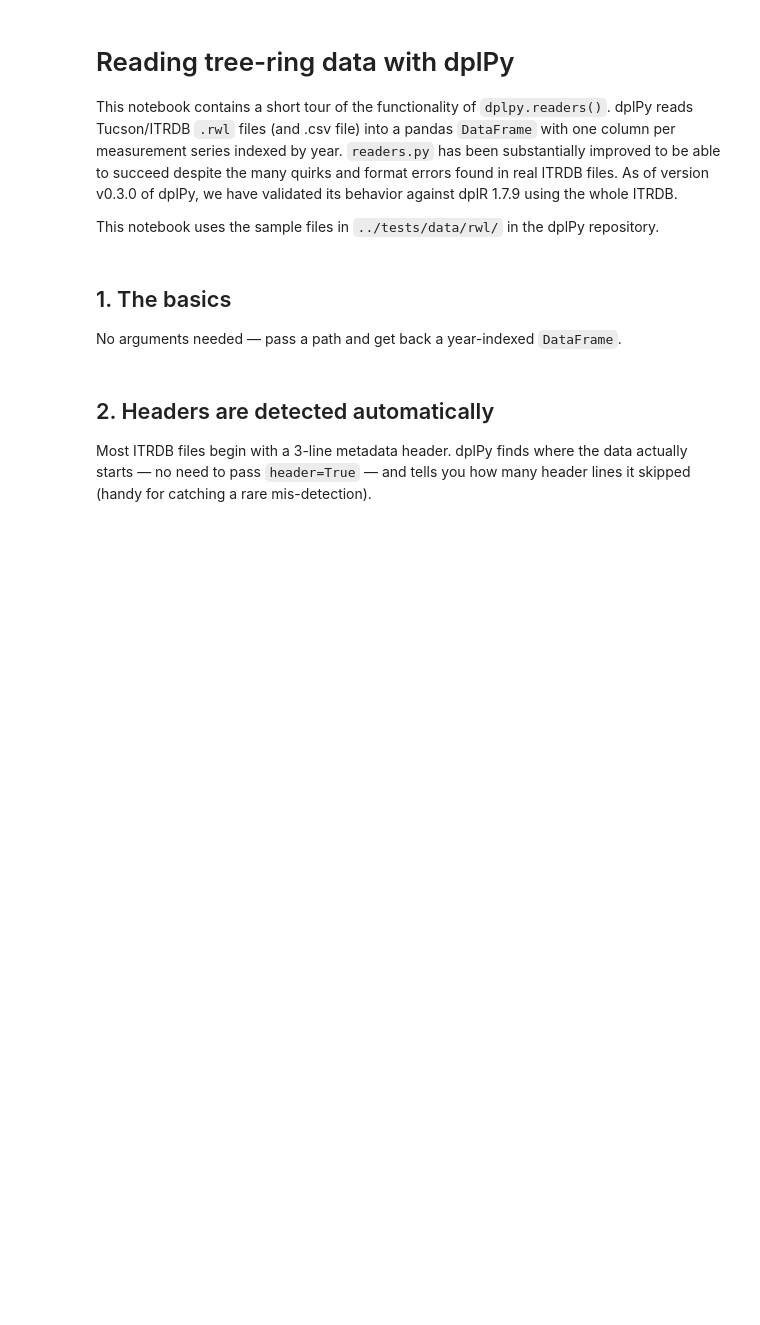
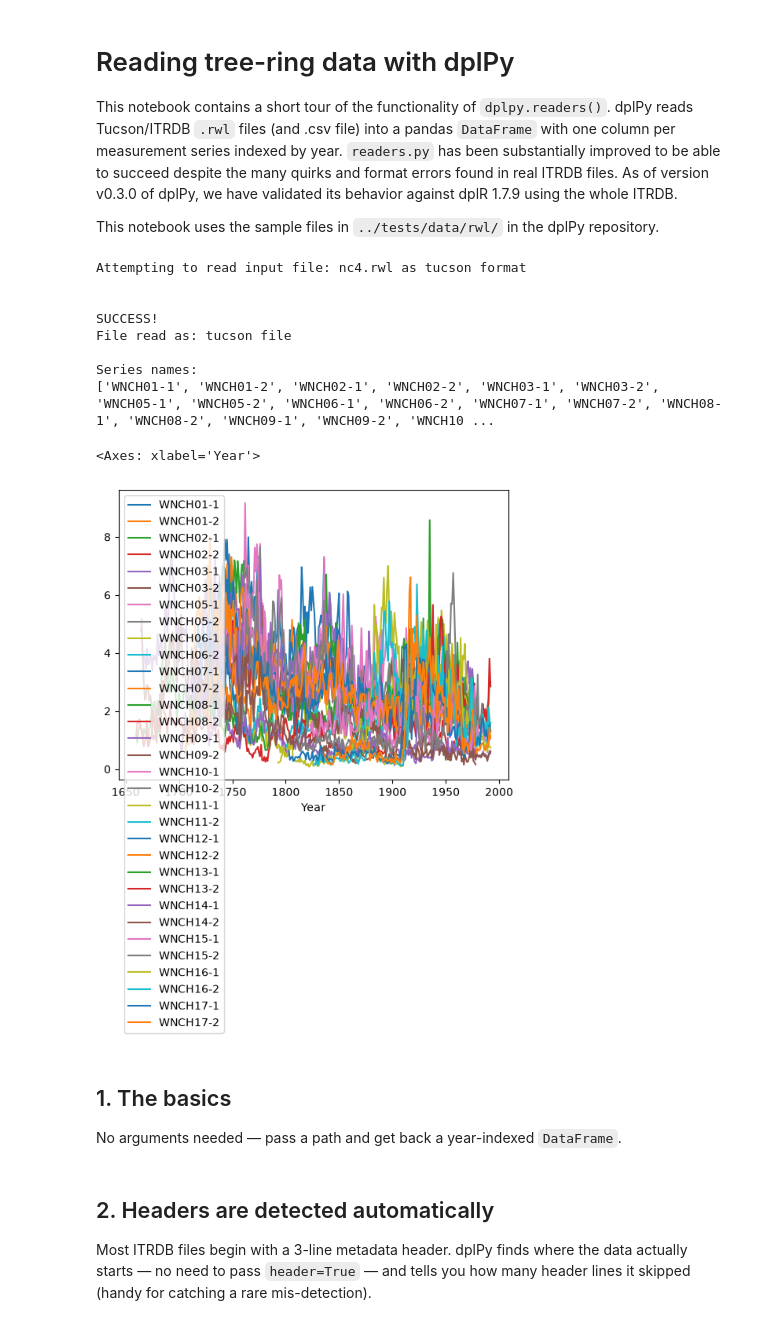
Before and after one commit to OpenDendro/dplPy, a Jupyter notebook: notebooks/reading_rwl_files.ipynb, the cells around one changed output. Saved outputs shown, nothing was run; the diff lists cells and outputs as text; code cells hidden in the pictures; blank space fills up the shorter version.

Commit message:
improve and streamline readers success message and add future year check

```diff
--- a/notebooks/reading_rwl_files.ipynb
+++ b/notebooks/reading_rwl_files.ipynb
@@ -5,15 +5,29 @@ This notebook contains a short tour of the functionality of `dplpy.readers()`. d
 
 This notebook uses the sample files in `../tests/data/rwl/` in the dplPy repository.
 # %%
-import io, os, shutil, tempfile, contextlib, warnings
+# import io, os, shutil, tempfile, contextlib, warnings
 import dplpy as dpl
 
-DATA = "../tests/data/rwl/"
+data = dpl.readers("/Users/kja/Desktop/nc4.rwl")
+data.plot()
 
-def quiet(fn, *args, **kwargs):
-    """Run a reader while hiding its progress printout, to keep the demo tidy."""
-    with contextlib.redirect_stdout(io.StringIO()):
-        return fn(*args, **kwargs)
+# DATA = "../tests/data/rwl/"
+
+#def quiet(fn, *args, **kwargs):
+#    """Run a reader while hiding its progress printout, to keep the demo tidy."""
+#    with contextlib.redirect_stdout(io.StringIO()):
+#        return fn(*args, **kwargs)
+# %% [output]
+Attempting to read input file: nc4.rwl as tucson format
+
+
+SUCCESS!
+File read as: tucson file
+
+Series names:
+['WNCH01-1', 'WNCH01-2', 'WNCH02-1', 'WNCH02-2', 'WNCH03-1', 'WNCH03-2', 'WNCH05-1', 'WNCH05-2', 'WNCH06-1', 'WNCH06-2', 'WNCH07-1', 'WNCH07-2', 'WNCH08-1', 'WNCH08-2', 'WNCH09-1', 'WNCH09-2', 'WNCH10 ...
+<Axes: xlabel='Year'>
+[figure, added]
 # %% [markdown]
 ## 1. The basics
 
```
Also changed, not shown: 2 other files.
